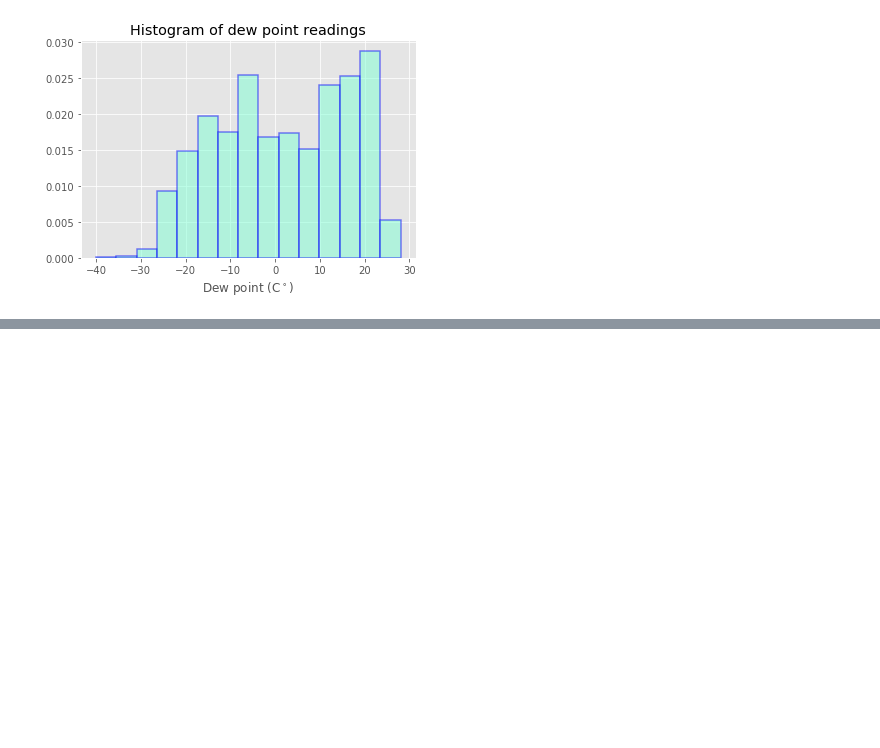
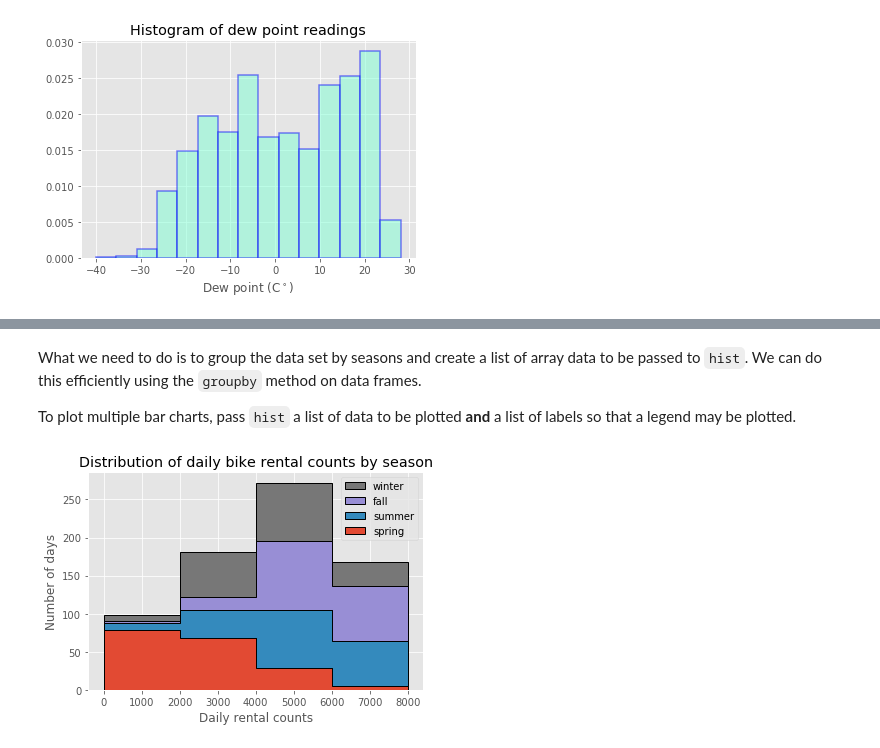
Before and after one commit to uliang/First-steps-with-the-Python-language, a Jupyter notebook: Unit3_2.ipynb, the cells around one changed output, grey strips where cells are left out. Drawn from its saved outputs; the diff is of its cells as text; code cells hidden in the pictures; blank space fills up the shorter version.

Commit message:
Finished histogram

```diff
--- a/Unit3_2.ipynb
+++ b/Unit3_2.ipynb
@@ -117,0 +144,24 @@ More options can be found of the [documentation page][1].
+# %% [markdown]
+What we need to do is to group the data set by seasons and create a list of array data to be passed to `hist`. We can do this efficiently using the `groupby` method on data frames.
+
+To plot multiple bar charts, pass `hist` a list of data to be plotted **and** a list of labels so that a legend may be plotted.
+# %%
+fig2 = plt.figure()
+
+ax2 = fig2.add_subplot(111)
+ax2.set_title("Distribution of daily bike rental counts by season")
+ax2.set_xlabel("Daily rental counts")
+ax2.set_ylabel("Number of days")
+
+# Uncomment on command at a time and run the cell to see the effect.
+# ax2.hist(plotting_data, label=seasons) ##---(start)
+# ax2.hist(plotting_data, label=seasons, histtype="step") ##----(1)
+# ax2.hist(plotting_data, bins=[0,2000,4000,6000,8000], ## ----(2)
+#          label=seasons,
+#         histtype="stepfilled",
+#         ec="k", lw=1.0,
+#         stacked=True
+#    )
+ax2.legend(loc="best");
+# %% [output]
+[figure, added]
```
Also changed, not shown: parts of 6 cells of this notebook.
